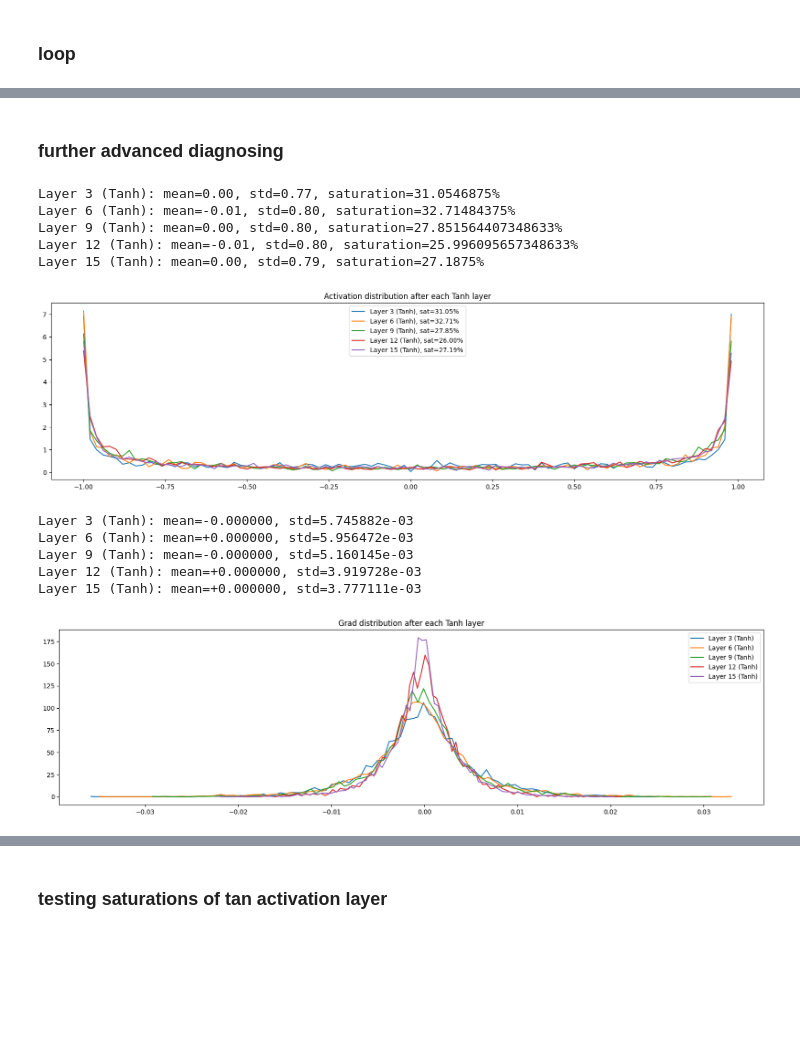
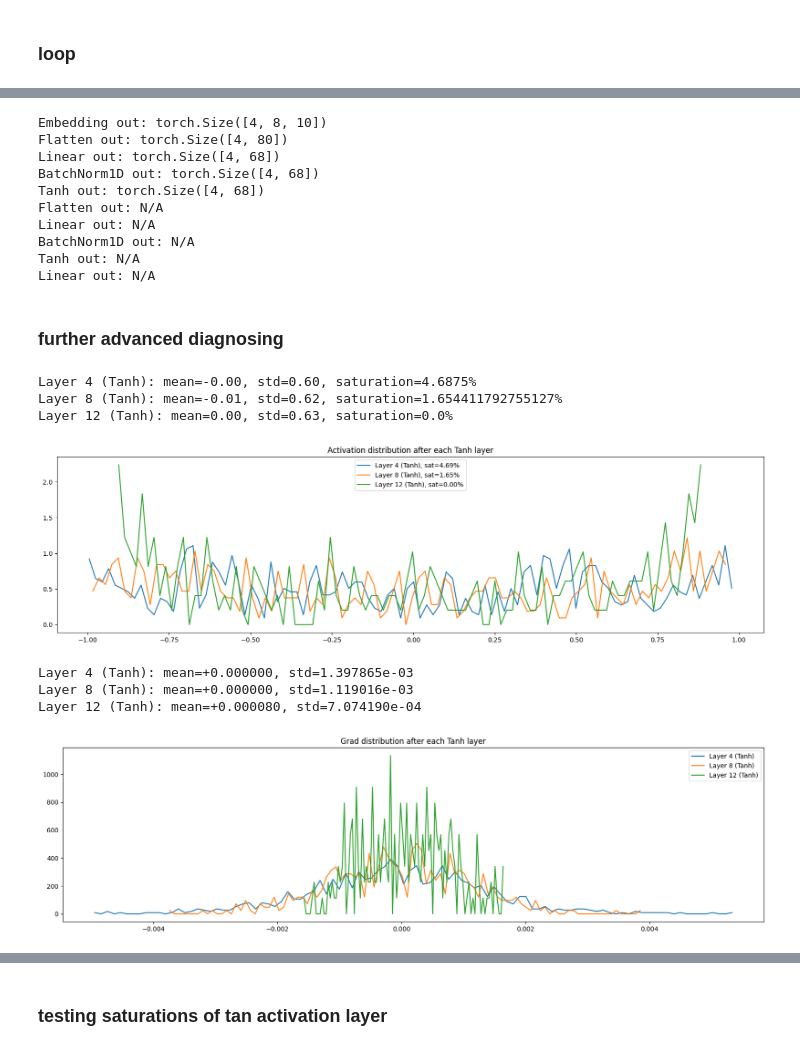
Before and after one commit to Qanpi/makemore, a Jupyter notebook: main.ipynb, the cells around one changed output, grey strips where cells are left out. Drawn from its saved outputs; the diff is of its cells as text; code cells hidden in the pictures; blank space fills up the shorter version.

```diff
--- a/main.ipynb
+++ b/main.ipynb
@@ -232,5 +265,5 @@ with torch.no_grad():
 # %%
-parameters = [p for layer in layers for p in layer.parameters()]
+parameters = [p for layer in model.layers for p in layer.parameters()]
 
 for p in parameters:
     p.requires_grad = True
@@ -289,15 +322,8 @@ Total number of parameters: 321686
 bn_mean_running = torch.zeros((1, n_hidden))
 bn_std_running = torch.ones((1, n_hidden))
 # %%
-def forward(X, training=True):
-    Y = X
-    for layer in layers:
-        if isinstance(layer, BatchNorm1D):
-            Y = layer(Y, training)
-        else:
-            Y = layer(Y)
-
-    return Y
+def forward(X):
+    return model(X)
 # %%
 # h = None
 # input = None
@@ -378,11 +404,11 @@ def forward(X, training=True):
 # 27 options
 # -log(1/27)
 # %%
-n_epochs = 20
-batch_size = 32
+n_epochs = 200
+batch_size = 4
 update_to_data = []
 
-lrs = 10 ** (torch.linspace(0, -1, n_epochs)) # 0 and -1 seem relatively good from the graph above
+lrs = 10 ** (torch.linspace(-2, -3, n_epochs)) # 0 and -1 seem relatively good from the graph above
 
 lossi = []
 lossdevi = []
@@ -391,14 +417,14 @@ stepi = []
 total = 0
 
 for i in tqdm(range(n_epochs)):
-    logits = forward(Xdev, training=False)
-    loss = F.cross_entropy(logits, Ydev)
-    lossdevi.append(loss.item())
-    print(f"Epoch {i + 1}/{n_epochs}, Loss: {loss.item():.4f}")
+    # logits = forward(Xdev)
+    # loss = F.cross_entropy(logits, Ydev)
+    # lossdevi.append(loss.item())
+    # print(f"Epoch {i + 1}/{n_epochs}, Loss: {loss.item():.4f}")
 
     permutation = torch.randperm(Xtr.shape[0], generator=g)
     # batching
-    for j in range(0, len(permutation), batch_size):
+    for j in range(0, len(permutation) - len(permutation) + batch_size, batch_size):
         ix = permutation[j:j + batch_size]
 
         batch = Xtr[ix]
@@ -406,7 +432,7 @@ for i in tqdm(range(n_epochs)):
         logits = forward(batch)
         loss = F.cross_entropy(logits, Ytr[ix]) #NB! this has to be the raw logits!
 
-        for layer in layers:
+        for layer in model.layers:
             layer.out.retain_grad() # FIXME: after debug would take out retain_graph
 
         for p in parameters: # zero grad!
@@ -438,8 +464,8 @@ for i in tqdm(range(n_epochs)):
                 ud
             )
 
-
-    # break #FIXME: DEBUG
+    #     break
+    # break
 
 # messy because of mini-batching !
 px.scatter(
@@ -465,34 +479,46 @@ Epoch 12/20, Loss: 2.2236
+# %%
+for layer in model.layers:
+    print(f"{layer.__class__.__name__} out: {layer.out.shape if hasattr(layer, 'out') else 'N/A'}")
+# %% [output]
+Embedding out: torch.Size([4, 8, 10])
+Flatten out: torch.Size([4, 80])
+Linear out: torch.Size([4, 68])
+BatchNorm1D out: torch.Size([4, 68])
+Tanh out: torch.Size([4, 68])
+Flatten out: N/A
+Linear out: N/A
+BatchNorm1D out: N/A
+Tanh out: N/A
+Linear out: N/A
 # %% [markdown]
 ### further advanced diagnosing
 # %%
 plt.figure(figsize=(20, 5))
 
 with torch.no_grad():
     legends = []
-    for i, layer in enumerate(layers[:-1]):
+    for i, layer in enumerate(model.layers[:-1]):
         if isinstance(layer, Tanh):
             t = layer.out
             sat = ((t.abs() > 0.97).float().mean() * 100).item()
             print(f"Layer {i} ({layer.__class__.__name__}): mean={t.mean().item():.2f}, std={t.std().item():.2f}, saturation={sat}%")
             hy, hx = torch.histogram(t, density=True)
             plt.plot(hx[:-1].detach(), hy)
             legends.append(f"Layer {i} ({layer.__class__.__name__}), sat={sat:.2f}%")
 
     plt.legend(legends)
     plt.title('Activation distribution after each Tanh layer')
 # %% [output]
-Layer 3 (Tanh): mean=0.00, std=0.77, saturation=31.0546875%
-Layer 6 (Tanh): mean=-0.01, std=0.80, saturation=32.71484375%
-Layer 9 (Tanh): mean=0.00, std=0.80, saturation=27.851564407348633%
-Layer 12 (Tanh): mean=-0.01, std=0.80, saturation=25.996095657348633%
-Layer 15 (Tanh): mean=0.00, std=0.79, saturation=27.1875%
+Layer 4 (Tanh): mean=-0.00, std=0.60, saturation=4.6875%
+Layer 8 (Tanh): mean=-0.01, std=0.62, saturation=1.654411792755127%
+Layer 12 (Tanh): mean=0.00, std=0.63, saturation=0.0%
-[figure, old version]
+[figure, new version]
 # %%
 plt.figure(figsize=(20, 5))
 
 with torch.no_grad():
     legends = []
-    for i, layer in enumerate(layers[:-1]):
+    for i, layer in enumerate(model.layers[:-1]):
         if isinstance(layer, Tanh):
             t = layer.out.grad
             print(f"Layer {i} ({layer.__class__.__name__}): mean={t.mean():+f}, std={t.std().item():e}")
@@ -503,12 +529,10 @@ with torch.no_grad():
     plt.legend(legends)
     plt.title('Grad distribution after each Tanh layer')
 # %% [output]
-Layer 3 (Tanh): mean=-0.000000, std=5.745882e-03
-Layer 6 (Tanh): mean=+0.000000, std=5.956472e-03
-Layer 9 (Tanh): mean=-0.000000, std=5.160145e-03
-Layer 12 (Tanh): mean=+0.000000, std=3.919728e-03
-Layer 15 (Tanh): mean=+0.000000, std=3.777111e-03
+Layer 4 (Tanh): mean=+0.000000, std=1.397865e-03
+Layer 8 (Tanh): mean=+0.000000, std=1.119016e-03
+Layer 12 (Tanh): mean=+0.000080, std=7.074190e-04
-[figure, old version]
+[figure, new version]
 # %%
 plt.figure(figsize=(20, 5))
 
```
Also changed, not shown: parts of 19 cells of this notebook.
